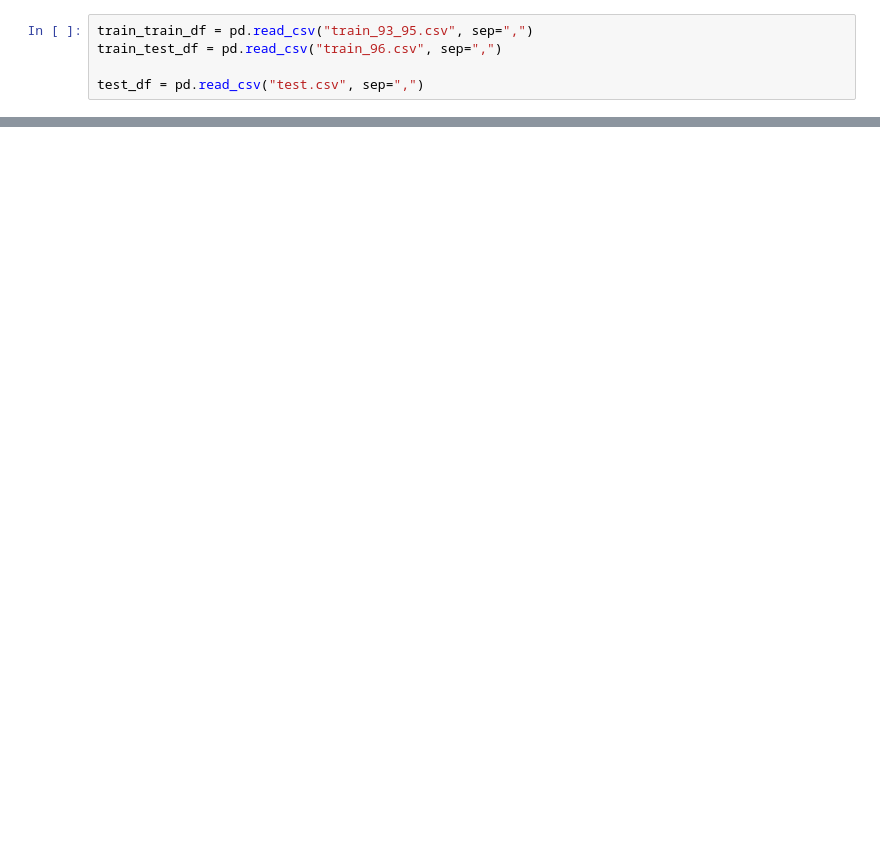
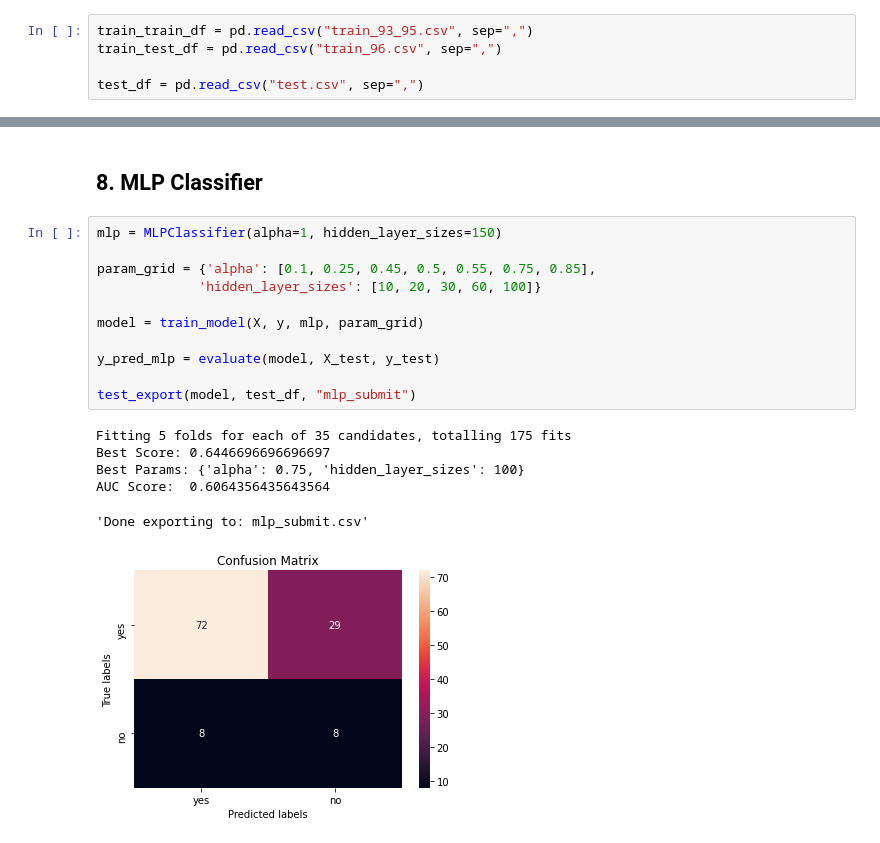
Before and after one commit to goncaloacteixeira/feup-ac, a Jupyter notebook: modeling.ipynb, the cells around one changed output, grey strips where cells are left out. Cells and saved outputs as stored; diff of their text form; blank space fills up the shorter version.

```diff
--- a/modeling.ipynb
+++ b/modeling.ipynb
@@ -164,0 +304,20 @@ submit.to_csv("neuralnet_python.csv", sep=",", index=False)
+# %% [markdown]
+## 8. MLP Classifier
+# %%
+mlp = MLPClassifier(alpha=1, hidden_layer_sizes=150)
+
+param_grid = {'alpha': [0.1, 0.25, 0.45, 0.5, 0.55, 0.75, 0.85],
+             'hidden_layer_sizes': [10, 20, 30, 60, 100]}
+
+model = train_model(X, y, mlp, param_grid)
+
+y_pred_mlp = evaluate(model, X_test, y_test)
+
+test_export(model, test_df, "mlp_submit")
+# %% [output]
+Fitting 5 folds for each of 35 candidates, totalling 175 fits
+Best Score: 0.6446696696696697
+Best Params: {'alpha': 0.75, 'hidden_layer_sizes': 100}
+AUC Score:  0.6064356435643564
+'Done exporting to: mlp_submit.csv'
+[figure, added]
```
Also changed, not shown: parts of 30 cells of this notebook.
